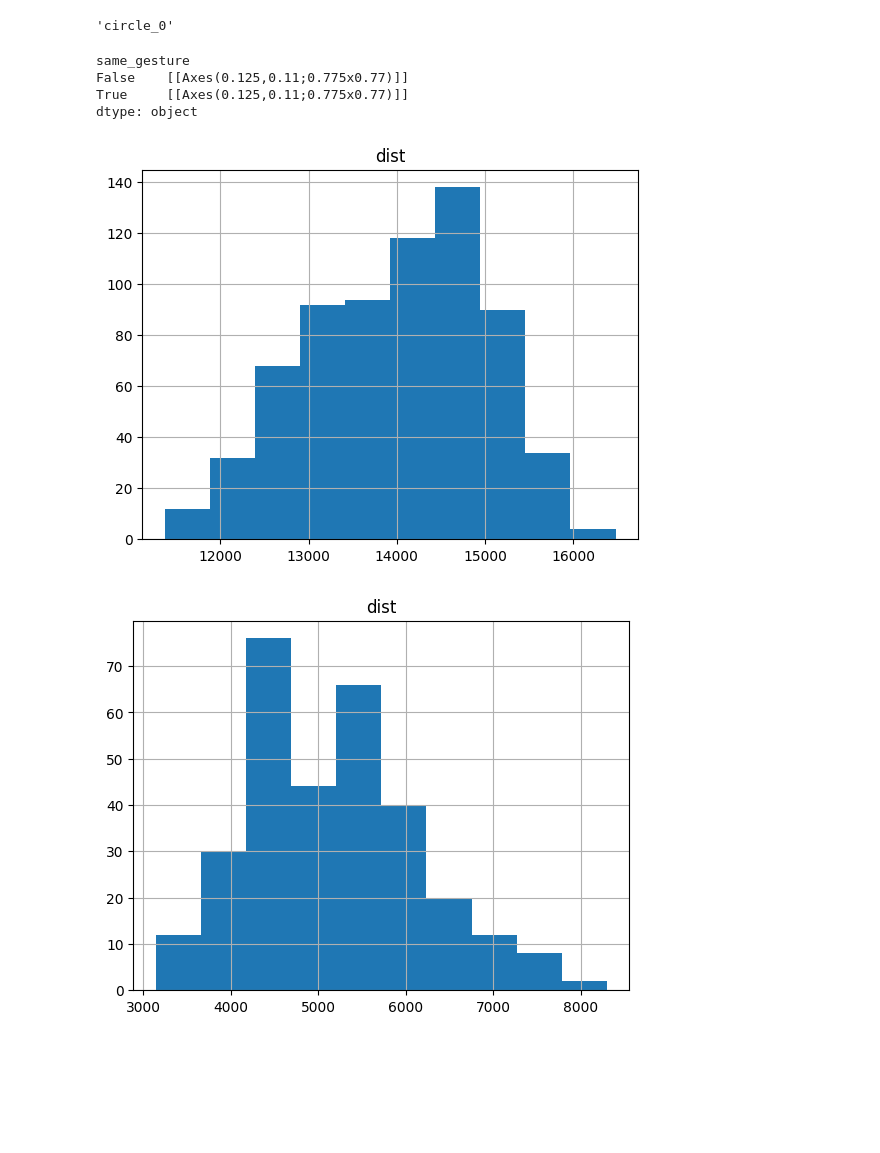
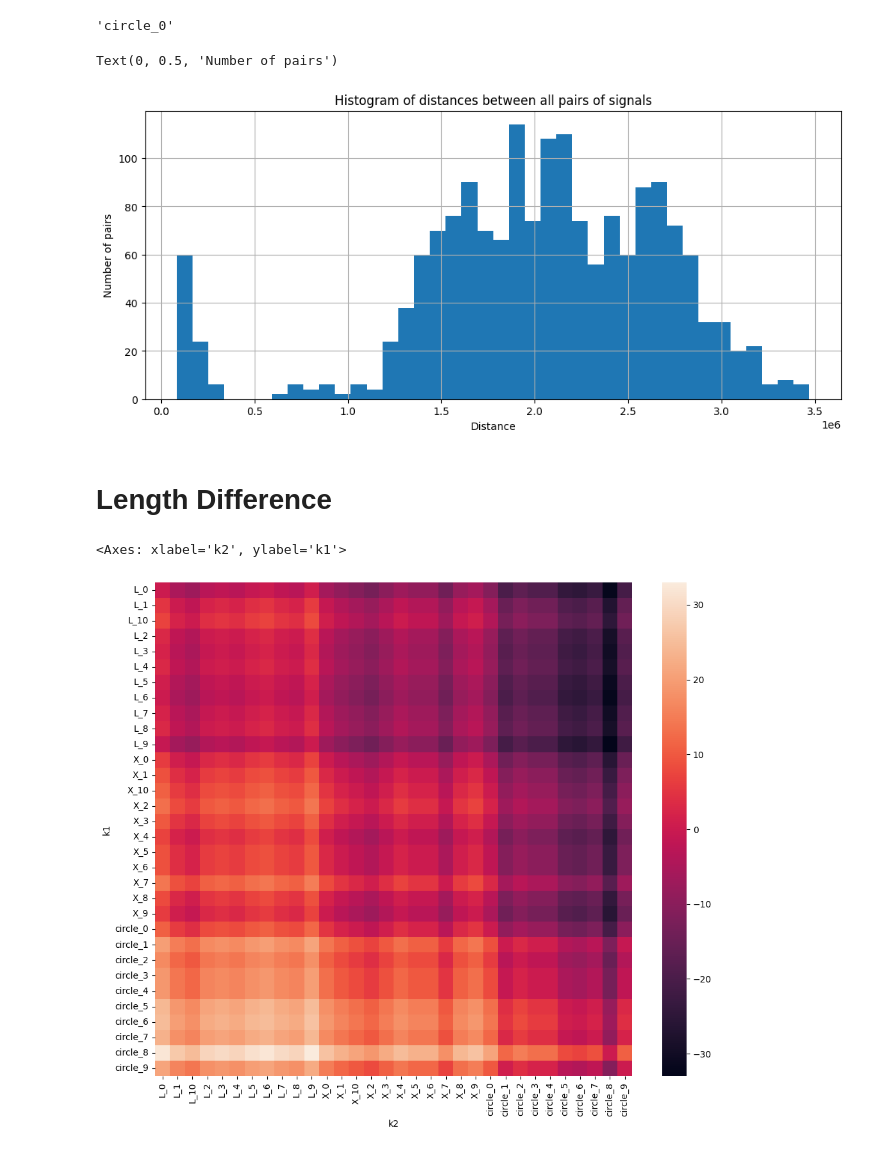
Before and after one commit to rbaron/spellcaster, a Jupyter notebook: data/accel_ble-dump-rot-inv.ipynb, the cells around one changed output. Cells and saved outputs as stored; diff of their text form; code cells hidden in the pictures; blank space fills up the shorter version.

Commit message:
6 button press, max signals lengths diff

```diff
--- a/data/accel_ble-dump-rot-inv.ipynb
+++ b/data/accel_ble-dump-rot-inv.ipynb
@@ -102,3 +130,29 @@ ax.set_ylabel('circle #4')
 # %% [output]
 Text(0, 0.5, 'circle #4')
 [figure]
+# %%
+DATA_COLS = ['ax', 'ay', 'az', 'gx', 'gy', 'gz']
+
+def mov_df(df, name, n):
+    return df[(df.name == name) & (df.n == n)][DATA_COLS]
+
+def plot(ax, name1, i1, name2, i2, window_size=10e3):
+    res = dtw.dtw(
+        # Query.
+        mov_df(df, name1, i1),
+        # Reference.
+        mov_df(df, name2, i2),
+        # window_type="sakoechiba",
+        # window_type="itakura",
+        window_type="slantedband",
+        window_args={'window_size': window_size},
+    )
+    ax.plot(res.index1, res.index2)
+    ax.set_title(f'DTW alignment: {name1} #{i1} (query) vs {name2} #{i2} (ref)')
+    ax.set_xlabel(f'{name1} #{i1} time indices')
+    ax.set_ylabel(f'{name2} #{i2} time indices')
+
+fig, (ax1, ax2) = plt.subplots(1, 2, figsize=(12, 5))
+# plot(ax1, 'circle', 1, 'circle', 4)
+plot(ax1, 'L', 1, 'down_I', 1)
+plot(ax2, 'L', 1, 'down_I', 1, window_size=20)
@@ -132,10 +189,11 @@ keys = [k for k, v in df.groupby(['name', 'n'])]
 
 def k_dist(k1, k2):
     return dtw.dtw(mov_df(proj_df, *k1), mov_df(proj_df, *k2)).normalizedDistance
-    # try:
-    #     return dtw.dtw(mov_df(df, *k1), mov_df(df, *k2), window_type="sakoechiba", window_args={'window_size': 20}).normalizedDistance
-    # except ValueError as e:
-    #     return 20e3
+    # return dtw.dtw(mov_df(df, *k1), mov_df(df, *k2), window_type="slantedband", window_args={'window_size': 440}).normalizedDistance
+    # return dtw.dtw(mov_df(df, *k1), mov_df(df, *k2), window_type="itakura").normalizedDistance
+
+def length_diff(k1, k2):
+    return mov_df(proj_df, *k1).shape[0] - mov_df(proj_df, *k2).shape[0]
 
 def name(k):
     s, n = k
@@ -146,6 +204,7 @@ records = [{
     'k2': name(k2),
     'same_gesture': k1[0] == k2[0],
     'dist': k_dist(k1, k2),
+    'length_diff': length_diff(k1, k2),
     }
     for a, b in itertools.combinations_with_replacement(keys, 2)
     for k1, k2 in [(a, b), (b, a)]
@@ -169,11 +228,21 @@ dist_df.columns[dist_df['circle_0'].argmin()]
 # %% [output]
 'circle_0'
 # %%
-dist_matrix.groupby('same_gesture').hist('dist')
+# dist_matrix.groupby('same_gesture').hist('dist')
+fig, ax = plt.subplots(1, 1, figsize=(12,5))
+dist_matrix.hist('dist', ax=ax, bins=40)
+ax.set_title("Histogram of distances between all pairs of signals")
+ax.set_xlabel("Distance")
+ax.set_ylabel("Number of pairs")
 # %% [output]
-same_gesture
-False    [[Axes(0.125,0.11;0.775x0.77)]]
-True     [[Axes(0.125,0.11;0.775x0.77)]]
-dtype: object
+Text(0, 0.5, 'Number of pairs')
-[figure, old version]
+[figure, new version]
-[figure, removed]
+# %% [markdown]
+# Length Difference
+# %%
+length_diff_df = dist_matrix.pivot(index='k1', columns='k2', values='length_diff').fillna(0.0)
+fig, ax = plt.subplots(1, 1, figsize=(12,10))
+sns.heatmap(length_diff_df, ax=ax)
+# %% [output]
+<Axes: xlabel='k2', ylabel='k1'>
+[figure, added]
```
Also changed, not shown: parts of 9 cells of this notebook, 7 other files.
